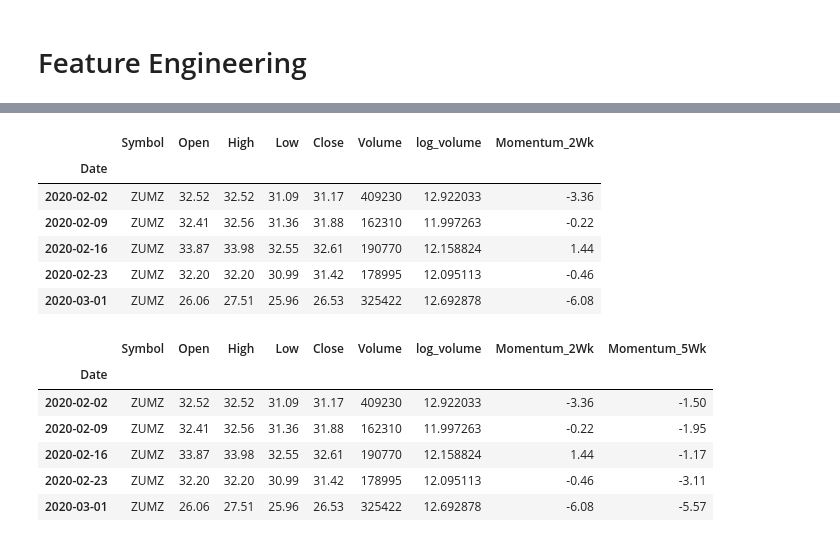
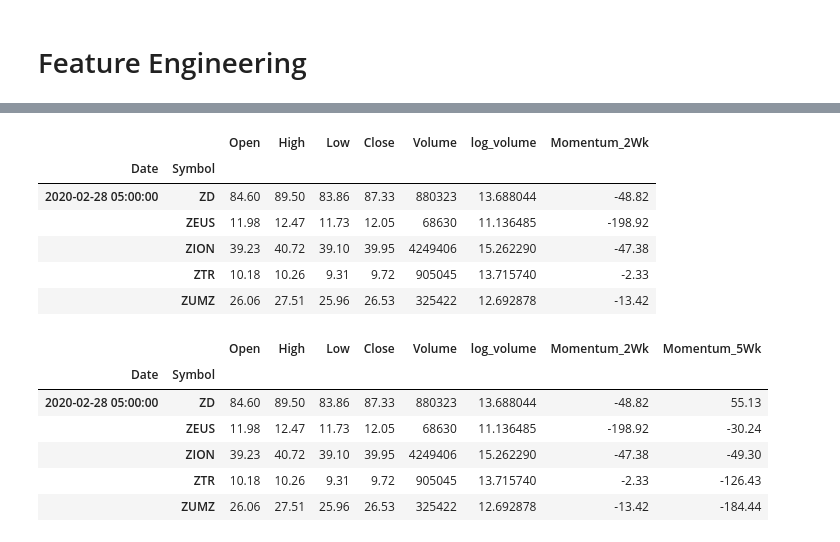
Before and after one commit to justinyang333/Stock-Prediction-Project, a Jupyter notebook: EDA_FeatureEngineering.ipynb, the cells around one changed output, grey strips where cells are left out. Saved outputs shown, nothing was run; the diff lists cells and outputs as text; code cells hidden in the pictures.

```diff
--- a/EDA_FeatureEngineering.ipynb
+++ b/EDA_FeatureEngineering.ipynb
@@ -9,7 +14,7 @@ pd.set_option('display.max_rows', None)
 # %% [markdown]
 <h1>Load and Prep dataset</h1>
 # %%
-data = pd.read_csv('data/dataset.csv')
+data = pd.read_csv('/Users/Curran/gatech/Summer 2023/CS 4641/Project/data/dataset.csv')
 data.head()
 # %% [output]
 |  | Symbol | Date | Open | High | Low | Close | Volume |
@@ -70,12 +75,3 @@ df.head()
 | 2009-03-06 05:00:00 | A | 8.91 | 9.36 | 8.60 | 9.05 | 6800559 |
 # %% [markdown]
 <h1>Feature Engineering</h1>
-# %%
-#Adding Log Volume, as suggested on this site:https://alphascientist.com/feature_engineering.html
-from pandas.tseries.frequencies import to_offset
-
-df['log_volume'] = df['Volume'].apply(np.log)
-
-df = df.resample('W').last()
-
-df.tail()
@@ -89,0 +78,12 @@ df.tail()
+# %%
+df.sort_values(by=['Date','Symbol'], inplace=True)
+
+df.reset_index(drop=False, inplace=True)
+df.head()
+df_weekly = pd.DataFrame()
+
+for symbol, stock_data in df.groupby('Symbol'):
+    weekly_stock_data = stock_data.iloc[::5]
+    df_weekly = df_weekly.append(weekly_stock_data)
+
+df_weekly.reset_index(drop=True, inplace=True)
@@ -90,24 +108,29 @@ df.tail()
 # %%
 #Introduce a common financial statistic, 10 or 30 day momentum
 #shift pulls the close for a stock 10 days prior
+
+df['log_volume'] = df['Volume'].apply(np.log)
+
 df['Momentum_2Wk'] = df['Close'] - df['Close'].shift(2)
+
+df.set_index(['Date', 'Symbol'], inplace=True)
 df.tail()
 # %% [output]
-|  | Symbol | Open | High | Low | Close | Volume | log_volume | Momentum_2Wk |
-| Date |  |  |  |  |  |  |  |  |
-| 2020-02-02 | ZUMZ | 32.52 | 32.52 | 31.09 | 31.17 | 409230 | 12.922033 | -3.36 |
-| 2020-02-09 | ZUMZ | 32.41 | 32.56 | 31.36 | 31.88 | 162310 | 11.997263 | -0.22 |
-| 2020-02-16 | ZUMZ | 33.87 | 33.98 | 32.55 | 32.61 | 190770 | 12.158824 | 1.44 |
-| 2020-02-23 | ZUMZ | 32.20 | 32.20 | 30.99 | 31.42 | 178995 | 12.095113 | -0.46 |
-| 2020-03-01 | ZUMZ | 26.06 | 27.51 | 25.96 | 26.53 | 325422 | 12.692878 | -6.08 |
+|  |  | Open | High | Low | Close | Volume | log_volume | Momentum_2Wk |
+| Date | Symbol |  |  |  |  |  |  |  |
+| 2020-02-28 05:00:00 | ZD | 84.60 | 89.50 | 83.86 | 87.33 | 880323 | 13.688044 | -48.82 |
+|  | ZEUS | 11.98 | 12.47 | 11.73 | 12.05 | 68630 | 11.136485 | -198.92 |
+|  | ZION | 39.23 | 40.72 | 39.10 | 39.95 | 4249406 | 15.262290 | -47.38 |
+|  | ZTR | 10.18 | 10.26 | 9.31 | 9.72 | 905045 | 13.715740 | -2.33 |
+|  | ZUMZ | 26.06 | 27.51 | 25.96 | 26.53 | 325422 | 12.692878 | -13.42 |
 # %%
 df['Momentum_5Wk'] = df['Close'] - df['Close'].shift(5)
 df.tail()
 # %% [output]
-|  | Symbol | Open | High | Low | Close | Volume | log_volume | Momentum_2Wk | Momentum_5Wk |
-| Date |  |  |  |  |  |  |  |  |  |
-| 2020-02-02 | ZUMZ | 32.52 | 32.52 | 31.09 | 31.17 | 409230 | 12.922033 | -3.36 | -1.50 |
-| 2020-02-09 | ZUMZ | 32.41 | 32.56 | 31.36 | 31.88 | 162310 | 11.997263 | -0.22 | -1.95 |
-| 2020-02-16 | ZUMZ | 33.87 | 33.98 | 32.55 | 32.61 | 190770 | 12.158824 | 1.44 | -1.17 |
-| 2020-02-23 | ZUMZ | 32.20 | 32.20 | 30.99 | 31.42 | 178995 | 12.095113 | -0.46 | -3.11 |
-| 2020-03-01 | ZUMZ | 26.06 | 27.51 | 25.96 | 26.53 | 325422 | 12.692878 | -6.08 | -5.57 |
+|  |  | Open | High | Low | Close | Volume | log_volume | Momentum_2Wk | Momentum_5Wk |
+| Date | Symbol |  |  |  |  |  |  |  |  |
+| 2020-02-28 05:00:00 | ZD | 84.60 | 89.50 | 83.86 | 87.33 | 880323 | 13.688044 | -48.82 | 55.13 |
+|  | ZEUS | 11.98 | 12.47 | 11.73 | 12.05 | 68630 | 11.136485 | -198.92 | -30.24 |
+|  | ZION | 39.23 | 40.72 | 39.10 | 39.95 | 4249406 | 15.262290 | -47.38 | -49.30 |
+|  | ZTR | 10.18 | 10.26 | 9.31 | 9.72 | 905045 | 13.715740 | -2.33 | -126.43 |
+|  | ZUMZ | 26.06 | 27.51 | 25.96 | 26.53 | 325422 | 12.692878 | -13.42 | -184.44 |
```
Also changed, not shown: parts of 9 cells of this notebook.
